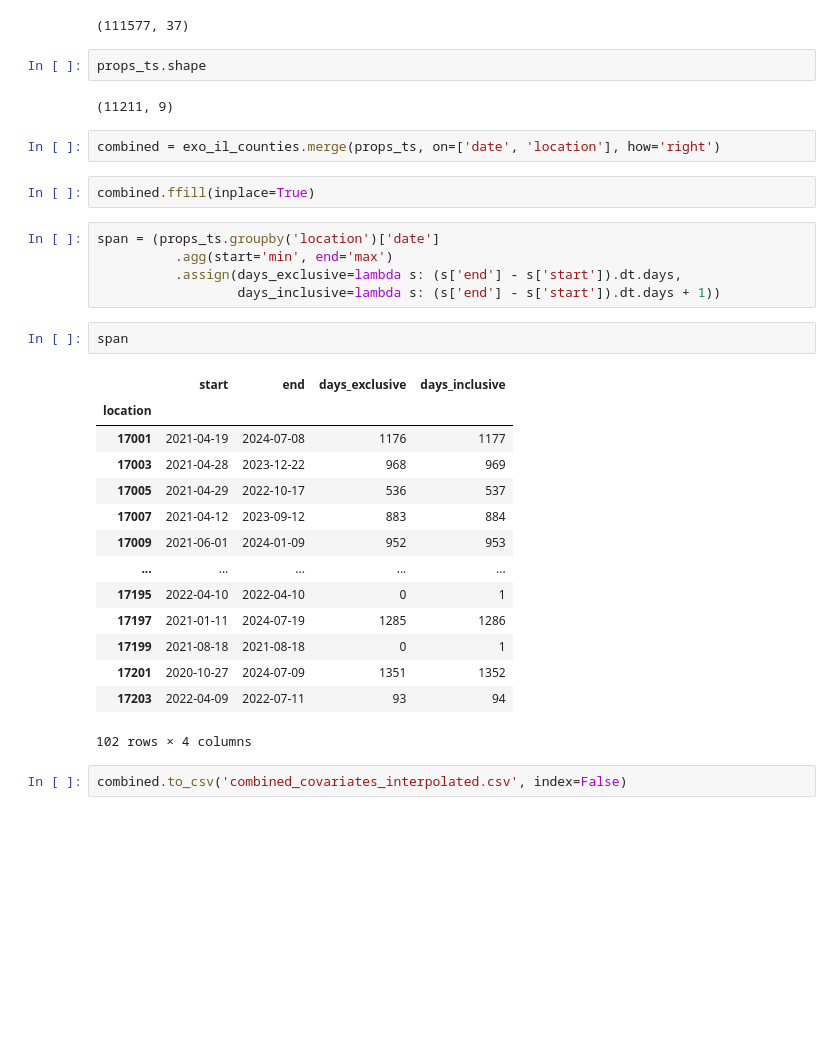
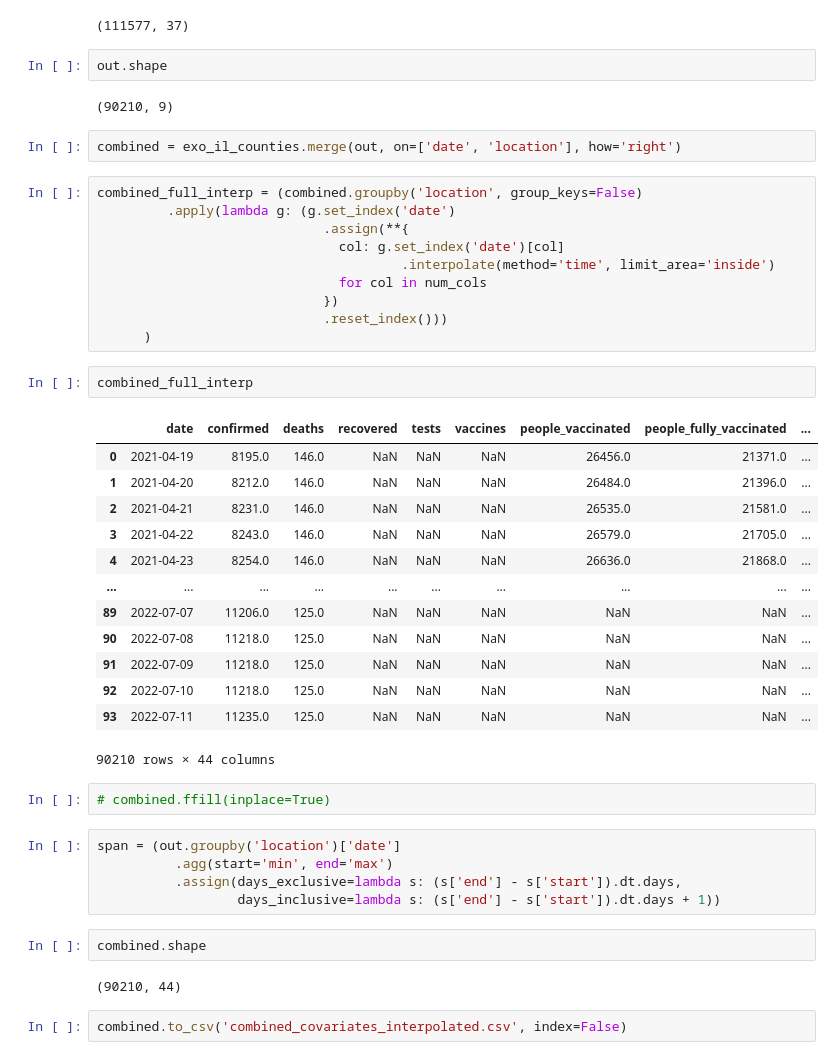
Before and after one commit to roomtempfusion/STAT-461-Group-Project, a Jupyter notebook: data processing/data_processor.ipynb, the cells around one changed output. Drawn from its saved outputs; the diff is of its cells as text; blank space fills up the shorter version.

Commit message:
Updated interpolated data

```diff
--- a/data processing/data_processor.ipynb
+++ b/data processing/data_processor.ipynb
@@ -590,35 +594,48 @@ exo_il_counties.shape
 # %% [output]
 (111577, 37)
 # %%
-props_ts.shape
+out.shape
 # %% [output]
-(11211, 9)
+(90210, 9)
 # %%
-combined = exo_il_counties.merge(props_ts, on=['date', 'location'], how='right')
+combined = exo_il_counties.merge(out, on=['date', 'location'], how='right')
+# %%
+combined_full_interp = (combined.groupby('location', group_keys=False)
+         .apply(lambda g: (g.set_index('date')
+                             .assign(**{
+                               col: g.set_index('date')[col]
+                                       .interpolate(method='time', limit_area='inside')
+                               for col in num_cols
+                             })
+                             .reset_index()))
+      )
+# %%
+combined_full_interp
+# %% [output]
+|  | date | confirmed | deaths | recovered | tests | vaccines | people_vaccinated | people_fully_vaccinated | ... |
+| 0 | 2021-04-19 | 8195.0 | 146.0 | NaN | NaN | NaN | 26456.0 | 21371.0 | ... |
+| 1 | 2021-04-20 | 8212.0 | 146.0 | NaN | NaN | NaN | 26484.0 | 21396.0 | ... |
+| 2 | 2021-04-21 | 8231.0 | 146.0 | NaN | NaN | NaN | 26535.0 | 21581.0 | ... |
+| 3 | 2021-04-22 | 8243.0 | 146.0 | NaN | NaN | NaN | 26579.0 | 21705.0 | ... |
+| 4 | 2021-04-23 | 8254.0 | 146.0 | NaN | NaN | NaN | 26636.0 | 21868.0 | ... |
+| ... | ... | ... | ... | ... | ... | ... | ... | ... | ... |
+| 89 | 2022-07-07 | 11206.0 | 125.0 | NaN | NaN | NaN | NaN | NaN | ... |
+| 90 | 2022-07-08 | 11218.0 | 125.0 | NaN | NaN | NaN | NaN | NaN | ... |
+| 91 | 2022-07-09 | 11218.0 | 125.0 | NaN | NaN | NaN | NaN | NaN | ... |
+| 92 | 2022-07-10 | 11218.0 | 125.0 | NaN | NaN | NaN | NaN | NaN | ... |
+| 93 | 2022-07-11 | 11235.0 | 125.0 | NaN | NaN | NaN | NaN | NaN | ... |
+90210 rows × 44 columns
 # %%
-combined.ffill(inplace=True)
+# combined.ffill(inplace=True)
 # %%
-span = (props_ts.groupby('location')['date']
+span = (out.groupby('location')['date']
           .agg(start='min', end='max')
           .assign(days_exclusive=lambda s: (s['end'] - s['start']).dt.days,
                   days_inclusive=lambda s: (s['end'] - s['start']).dt.days + 1))
 # %%
-span
+combined.shape
 # %% [output]
-|  | start | end | days_exclusive | days_inclusive |
-| location |  |  |  |  |
-| 17001 | 2021-04-19 | 2024-07-08 | 1176 | 1177 |
-| 17003 | 2021-04-28 | 2023-12-22 | 968 | 969 |
-| 17005 | 2021-04-29 | 2022-10-17 | 536 | 537 |
-| 17007 | 2021-04-12 | 2023-09-12 | 883 | 884 |
-| 17009 | 2021-06-01 | 2024-01-09 | 952 | 953 |
-| ... | ... | ... | ... | ... |
-| 17195 | 2022-04-10 | 2022-04-10 | 0 | 1 |
-| 17197 | 2021-01-11 | 2024-07-19 | 1285 | 1286 |
-| 17199 | 2021-08-18 | 2021-08-18 | 0 | 1 |
-| 17201 | 2020-10-27 | 2024-07-09 | 1351 | 1352 |
-| 17203 | 2022-04-09 | 2022-07-11 | 93 | 94 |
-102 rows × 4 columns
+(90210, 44)
 # %%
 combined.to_csv('combined_covariates_interpolated.csv', index=False)
 # %% [markdown]
```
Also changed, not shown: parts of 2 cells of this notebook, 2 other files.
